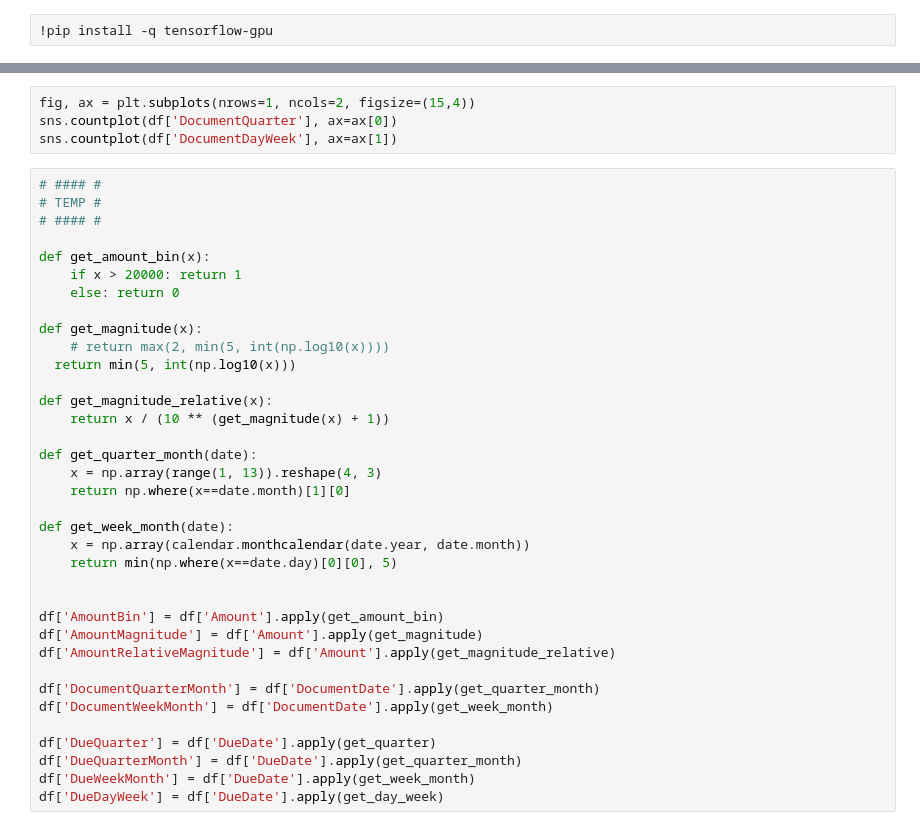
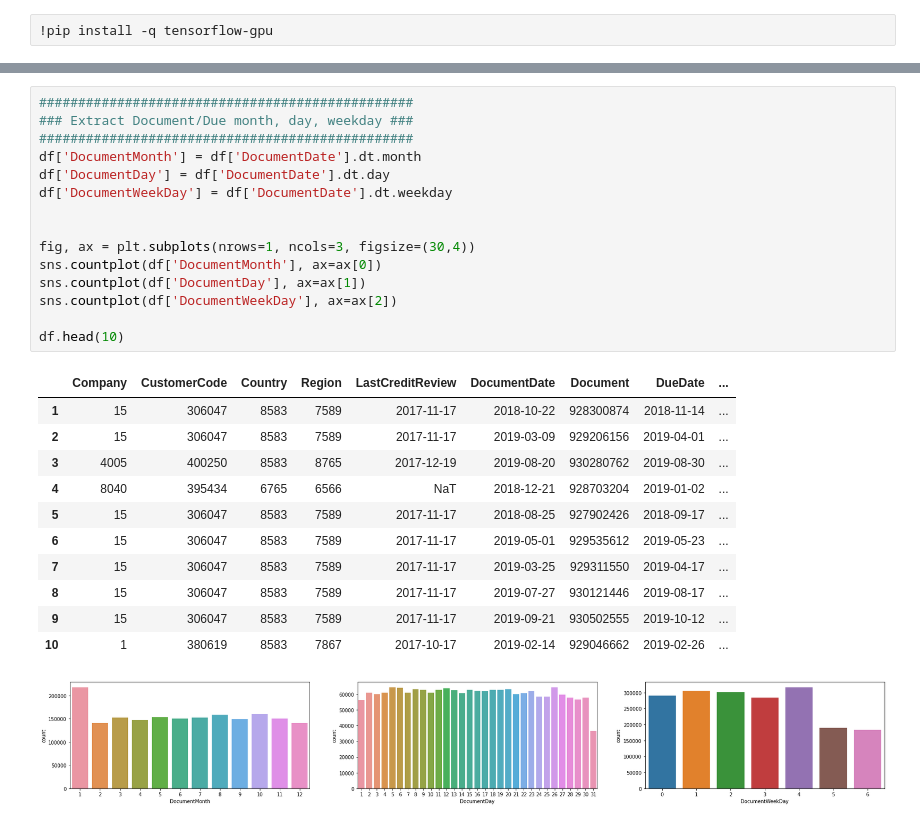
Before and after one commit to arthurflor23/invoice-payment-prediction, a Jupyter notebook: predict-payments.ipynb, the cells around one changed output, grey strips where cells are left out. Saved outputs shown, nothing was run; the diff lists cells and outputs as text.

```diff
--- a/predict-payments.ipynb
+++ b/predict-payments.ipynb
@@ -103,41 +193,29 @@ df.head(10)
 # %%
-fig, ax = plt.subplots(nrows=1, ncols=2, figsize=(15,4))
-sns.countplot(df['DocumentQuarter'], ax=ax[0])
-sns.countplot(df['DocumentDayWeek'], ax=ax[1])
+################################################
+### Extract Document/Due month, day, weekday ###
+################################################
+df['DocumentMonth'] = df['DocumentDate'].dt.month
+df['DocumentDay'] = df['DocumentDate'].dt.day
+df['DocumentWeekDay'] = df['DocumentDate'].dt.weekday
+
+
+fig, ax = plt.subplots(nrows=1, ncols=3, figsize=(30,4))
+sns.countplot(df['DocumentMonth'], ax=ax[0])
+sns.countplot(df['DocumentDay'], ax=ax[1])
+sns.countplot(df['DocumentWeekDay'], ax=ax[2])
+
+df.head(10)
+# %% [output]
+|  | Company | CustomerCode | Country | Region | LastCreditReview | DocumentDate | Document | DueDate | ... |
+| 1 | 15 | 306047 | 8583 | 7589 | 2017-11-17 | 2018-10-22 | 928300874 | 2018-11-14 | ... |
+| 2 | 15 | 306047 | 8583 | 7589 | 2017-11-17 | 2019-03-09 | 929206156 | 2019-04-01 | ... |
+| 3 | 4005 | 400250 | 8583 | 8765 | 2017-12-19 | 2019-08-20 | 930280762 | 2019-08-30 | ... |
+| 4 | 8040 | 395434 | 6765 | 6566 | NaT | 2018-12-21 | 928703204 | 2019-01-02 | ... |
+| 5 | 15 | 306047 | 8583 | 7589 | 2017-11-17 | 2018-08-25 | 927902426 | 2018-09-17 | ... |
+| 6 | 15 | 306047 | 8583 | 7589 | 2017-11-17 | 2019-05-01 | 929535612 | 2019-05-23 | ... |
+| 7 | 15 | 306047 | 8583 | 7589 | 2017-11-17 | 2019-03-25 | 929311550 | 2019-04-17 | ... |
+| 8 | 15 | 306047 | 8583 | 7589 | 2017-11-17 | 2019-07-27 | 930121446 | 2019-08-17 | ... |
+| 9 | 15 | 306047 | 8583 | 7589 | 2017-11-17 | 2019-09-21 | 930502555 | 2019-10-12 | ... |
+| 10 | 1 | 380619 | 8583 | 7867 | 2017-10-17 | 2019-02-14 | 929046662 | 2019-02-26 | ... |
+[figure, added]
-# %%
-# #### #
-# TEMP #
-# #### #
-
-def get_amount_bin(x):
-    if x > 20000: return 1
-    else: return 0
-
-def get_magnitude(x):
-    # return max(2, min(5, int(np.log10(x))))
-  return min(5, int(np.log10(x)))
-
-def get_magnitude_relative(x):
-    return x / (10 ** (get_magnitude(x) + 1))
-
-def get_quarter_month(date):
-    x = np.array(range(1, 13)).reshape(4, 3)
-    return np.where(x==date.month)[1][0]
-
-def get_week_month(date):
-    x = np.array(calendar.monthcalendar(date.year, date.month))
-    return min(np.where(x==date.day)[0][0], 5)
-
-
-df['AmountBin'] = df['Amount'].apply(get_amount_bin)
-df['AmountMagnitude'] = df['Amount'].apply(get_magnitude)
-df['AmountRelativeMagnitude'] = df['Amount'].apply(get_magnitude_relative)
-
-df['DocumentQuarterMonth'] = df['DocumentDate'].apply(get_quarter_month)
-df['DocumentWeekMonth'] = df['DocumentDate'].apply(get_week_month)
-
-df['DueQuarter'] = df['DueDate'].apply(get_quarter)
-df['DueQuarterMonth'] = df['DueDate'].apply(get_quarter_month)
-df['DueWeekMonth'] = df['DueDate'].apply(get_week_month)
-df['DueDayWeek'] = df['DueDate'].apply(get_day_week)
 # %%
```
Also changed, not shown: parts of 23 cells of this notebook.
